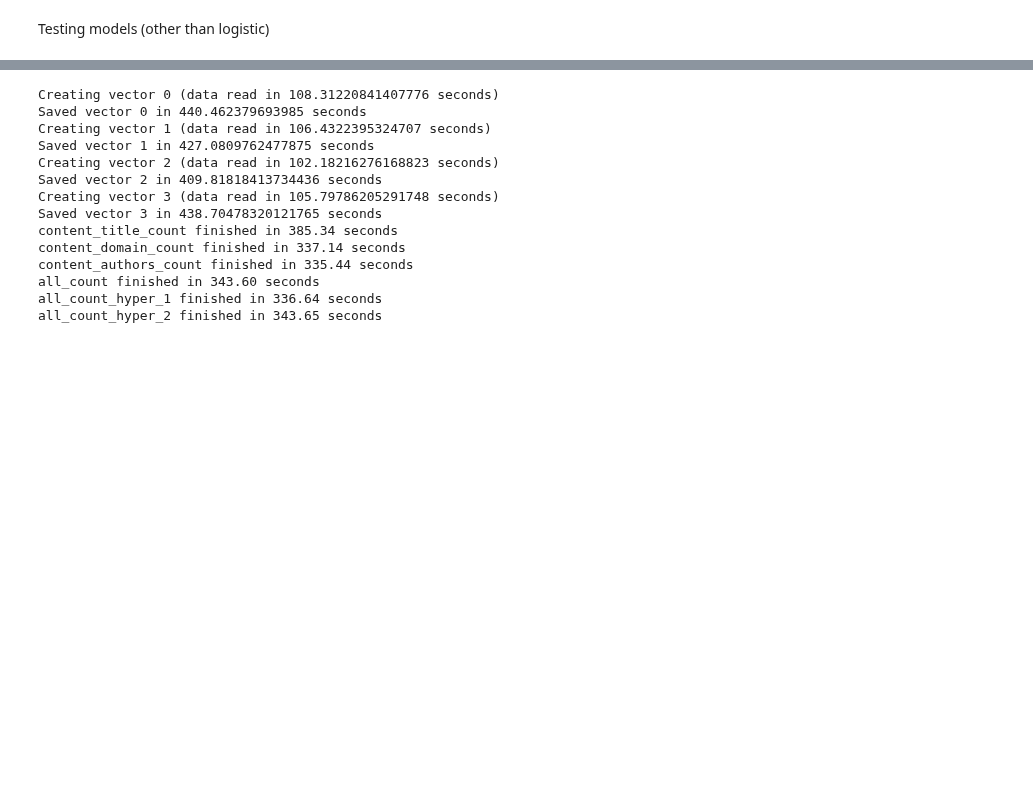
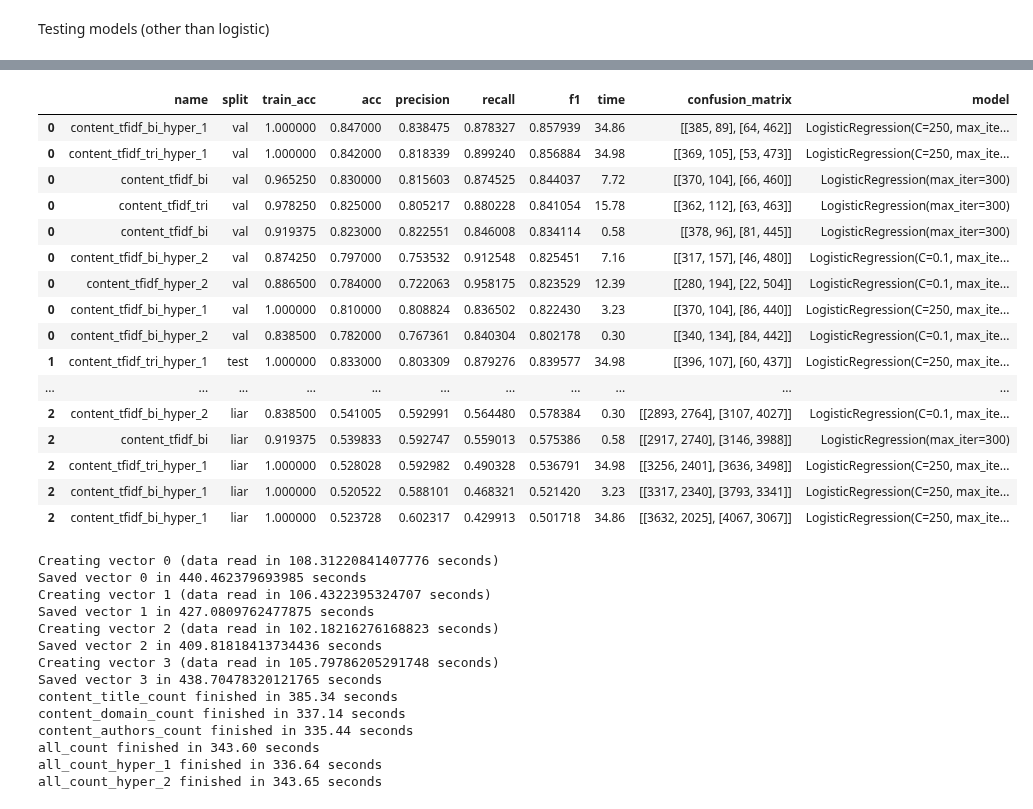
Before and after one commit to henrikdchristensen/DIKU-DS-Exam-FakeNewsDetection, a Jupyter notebook: src/Logistic_model.ipynb, the cells around one changed output, grey strips where cells are left out. Cells and saved outputs as stored; diff of their text form; code cells hidden in the pictures; blank space fills up the shorter version.

```diff
--- a/src/Logistic_model.ipynb
+++ b/src/Logistic_model.ipynb
@@ -260,15 +261,23 @@ content_tfidf_pseudo finished in 17.06 seconds
 importlib.reload(mt)
 
 info_list = [
-
-     ("../datasets/sample/dataset_unbalanced_100K.csv", "content_combined", mt.create_tdfidf_vector_trigram, [
-        (LogisticRegression(max_iter=300), "content_tfidf"),
-        (LogisticRegression(max_iter=300, C=250), "content_tfidf_hyper_1"),
+      ("../datasets/sample/dataset_unbalanced_10K.csv", "content_combined", mt.create_tdfidf_vector_unigram, [
+        (LogisticRegression(max_iter=300), "content_tfidf_bi"),
+        (LogisticRegression(max_iter=300, C=250), "content_tfidf_bi_hyper_1"),
+        (LogisticRegression(max_iter=300, C=0.1), "content_tfidf_bi_hyper_2")]),
+     ("../datasets/sample/dataset_unbalanced_10K.csv", "content_combined", mt.create_tdfidf_vector_bigram, [
+        (LogisticRegression(max_iter=300), "content_tfidf_bi"),
+        (LogisticRegression(max_iter=300, C=250), "content_tfidf_bi_hyper_1"),
+        (LogisticRegression(max_iter=300, C=0.1), "content_tfidf_bi_hyper_2")]),
+     ("../datasets/sample/dataset_unbalanced_10K.csv", "content_combined", mt.create_tdfidf_vector_trigram, [
+        (LogisticRegression(max_iter=300), "content_tfidf_tri"),
+        (LogisticRegression(max_iter=300, C=250), "content_tfidf_tri_hyper_1"),
         (LogisticRegression(max_iter=300, C=0.1), "content_tfidf_hyper_2")]),
 ]
 
-test_stats_tdidf = mt.Test_statistic()
+test_stats_tdidf_bitri = mt.Test_statistic()
 
-mt.create_vectors_from_infolist("../datasets/sample/dataset_tdidf_vectors_tri.pickle", info_list, X_liar, y_liar)
-mt.test_vectors_from_infolist("../datasets/sample/dataset_tdidf_vectors_tri.pickle", info_list, tests=test_stats_tdidf)
-test_stats_tdidf.metrics.sort_values(by=["split","f1"], ascending=False)
+mt.create_vectors_from_infolist("../datasets/sample/dataset_tdidf_vectors_10K.pickle", info_list, X_liar, y_liar)
+mt.test_vectors_from_infolist("../datasets/sample/dataset_tdidf_vectors_10K.pickle", info_list, tests=test_stats_tdidf_bitri)
+test_stats_tdidf_bitri.metrics.sort_values(by=["split","f1"], ascending=False)
+# %% [output]
@@ -275,3 +299,20 @@ test_stats_tdidf.metrics.sort_values(by=["split","f1"], ascending=False)
+|  | name | split | train_acc | acc | precision | recall | f1 | time | confusion_matrix | model |
+| 0 | content_tfidf_bi_hyper_1 | val | 1.000000 | 0.847000 | 0.838475 | 0.878327 | 0.857939 | 34.86 | [[385, 89], [64, 462]] | LogisticRegression(C=250, max_ite... |
+| 0 | content_tfidf_tri_hyper_1 | val | 1.000000 | 0.842000 | 0.818339 | 0.899240 | 0.856884 | 34.98 | [[369, 105], [53, 473]] | LogisticRegression(C=250, max_ite... |
+| 0 | content_tfidf_bi | val | 0.965250 | 0.830000 | 0.815603 | 0.874525 | 0.844037 | 7.72 | [[370, 104], [66, 460]] | LogisticRegression(max_iter=300) |
+| 0 | content_tfidf_tri | val | 0.978250 | 0.825000 | 0.805217 | 0.880228 | 0.841054 | 15.78 | [[362, 112], [63, 463]] | LogisticRegression(max_iter=300) |
+| 0 | content_tfidf_bi | val | 0.919375 | 0.823000 | 0.822551 | 0.846008 | 0.834114 | 0.58 | [[378, 96], [81, 445]] | LogisticRegression(max_iter=300) |
+| 0 | content_tfidf_bi_hyper_2 | val | 0.874250 | 0.797000 | 0.753532 | 0.912548 | 0.825451 | 7.16 | [[317, 157], [46, 480]] | LogisticRegression(C=0.1, max_ite... |
+| 0 | content_tfidf_hyper_2 | val | 0.886500 | 0.784000 | 0.722063 | 0.958175 | 0.823529 | 12.39 | [[280, 194], [22, 504]] | LogisticRegression(C=0.1, max_ite... |
+| 0 | content_tfidf_bi_hyper_1 | val | 1.000000 | 0.810000 | 0.808824 | 0.836502 | 0.822430 | 3.23 | [[370, 104], [86, 440]] | LogisticRegression(C=250, max_ite... |
+| 0 | content_tfidf_bi_hyper_2 | val | 0.838500 | 0.782000 | 0.767361 | 0.840304 | 0.802178 | 0.30 | [[340, 134], [84, 442]] | LogisticRegression(C=0.1, max_ite... |
+| 1 | content_tfidf_tri_hyper_1 | test | 1.000000 | 0.833000 | 0.803309 | 0.879276 | 0.839577 | 34.98 | [[396, 107], [60, 437]] | LogisticRegression(C=250, max_ite... |
+| ... | ... | ... | ... | ... | ... | ... | ... | ... | ... | ... |
+| 2 | content_tfidf_bi_hyper_2 | liar | 0.838500 | 0.541005 | 0.592991 | 0.564480 | 0.578384 | 0.30 | [[2893, 2764], [3107, 4027]] | LogisticRegression(C=0.1, max_ite... |
+| 2 | content_tfidf_bi | liar | 0.919375 | 0.539833 | 0.592747 | 0.559013 | 0.575386 | 0.58 | [[2917, 2740], [3146, 3988]] | LogisticRegression(max_iter=300) |
+| 2 | content_tfidf_tri_hyper_1 | liar | 1.000000 | 0.528028 | 0.592982 | 0.490328 | 0.536791 | 34.98 | [[3256, 2401], [3636, 3498]] | LogisticRegression(C=250, max_ite... |
+| 2 | content_tfidf_bi_hyper_1 | liar | 1.000000 | 0.520522 | 0.588101 | 0.468321 | 0.521420 | 3.23 | [[3317, 2340], [3793, 3341]] | LogisticRegression(C=250, max_ite... |
+| 2 | content_tfidf_bi_hyper_1 | liar | 1.000000 | 0.523728 | 0.602317 | 0.429913 | 0.501718 | 34.86 | [[3632, 2025], [4067, 3067]] | LogisticRegression(C=250, max_ite... |
 # %%
 importlib.reload(mt)
 
```
Also changed, not shown: parts of 10 cells of this notebook, 3 other files.
